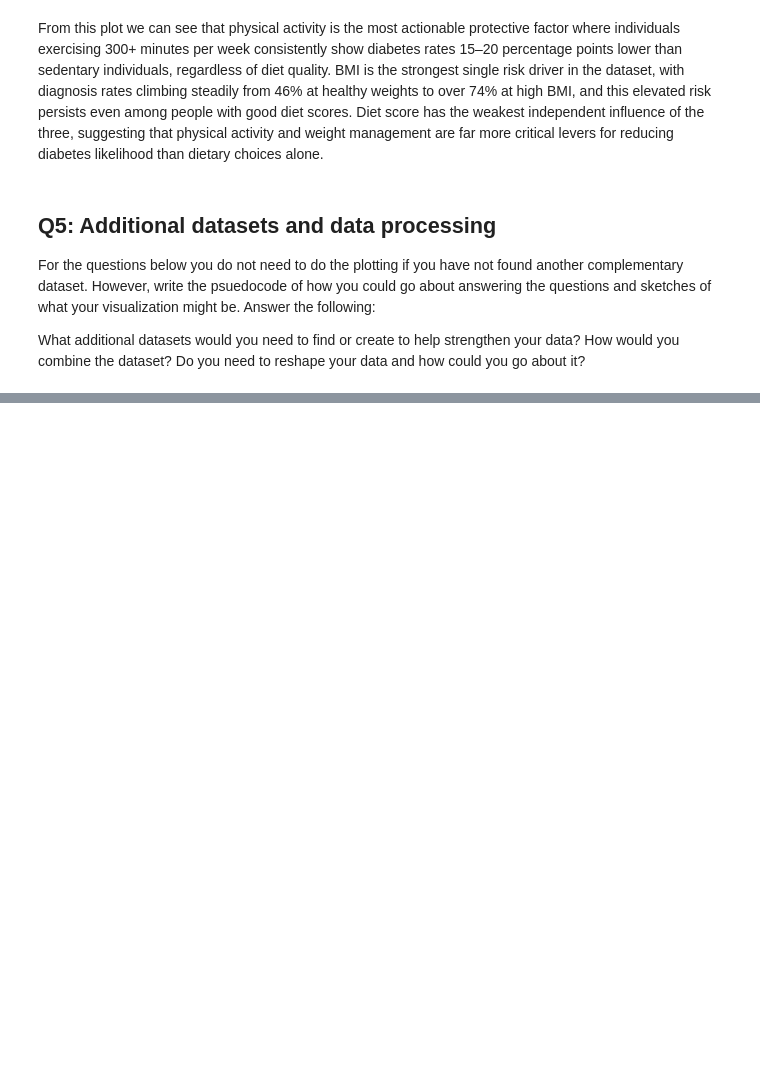
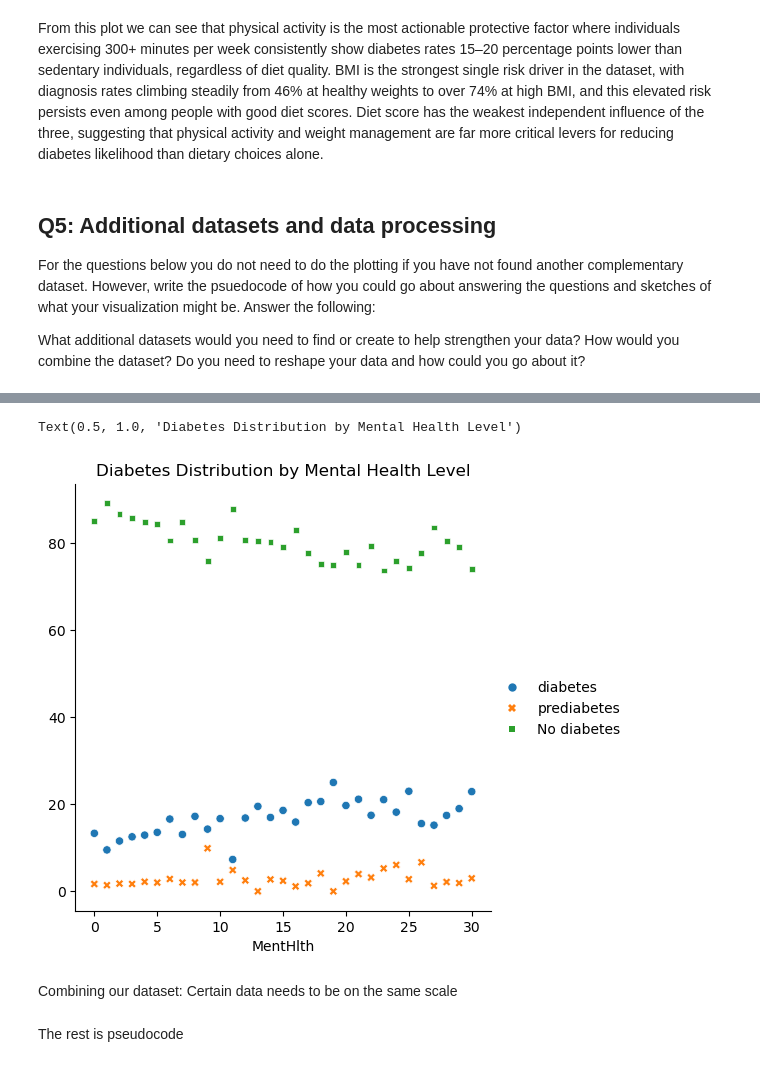
Before and after one commit to CS133-DataVisualization/term-project-group-9, a Jupyter notebook: Project Assignments/P2_categorical_interactive_transform.ipynb, the cells around one changed output, grey strips where cells are left out. Cells and saved outputs as stored; diff of their text form; code cells hidden in the pictures; blank space fills up the shorter version.

Commit message:
Added Q5
Added answers, code, pseudocode

```diff
--- a/Project Assignments/P2_categorical_interactive_transform.ipynb
+++ b/Project Assignments/P2_categorical_interactive_transform.ipynb
@@ -298,0 +358,14 @@ Do you need to reshape your data and how could you go about it?
+# %%
+# Find proportion of each mental health data and diabetes
+mentalHealth3 = data2.groupby('MentHlth')['Diabetes_012'].apply(lambda x: x[x==2].count() / len(x) *100)
+mentalHealth2 = data2.groupby('MentHlth')['Diabetes_012'].apply(lambda x: x[x==1].count() / len(x) *100)
+mentalHealth1 = data2.groupby('MentHlth')['Diabetes_012'].apply(lambda x: x[x==0].count() / len(x) *100)
+
+mentHlth_proportion = pd.DataFrame({"diabetes": mentalHealth3, 'prediabetes': mentalHealth2, 'No diabetes': mentalHealth1})
+sns.relplot(mentHlth_proportion)
+plt.title("Diabetes Distribution by Mental Health Level")
+# %% [output]
+Text(0.5, 1.0, 'Diabetes Distribution by Mental Health Level')
+[figure, added]
+# %% [markdown]
+Combining our dataset: Certain data needs to be on the same scale
@@ -298,0 +415,2 @@ Do you need to reshape your data and how could you go about it?
+# %% [markdown]
+The rest is pseudocode
```
Also changed, not shown: parts of 11 cells of this notebook, 1 other file.
